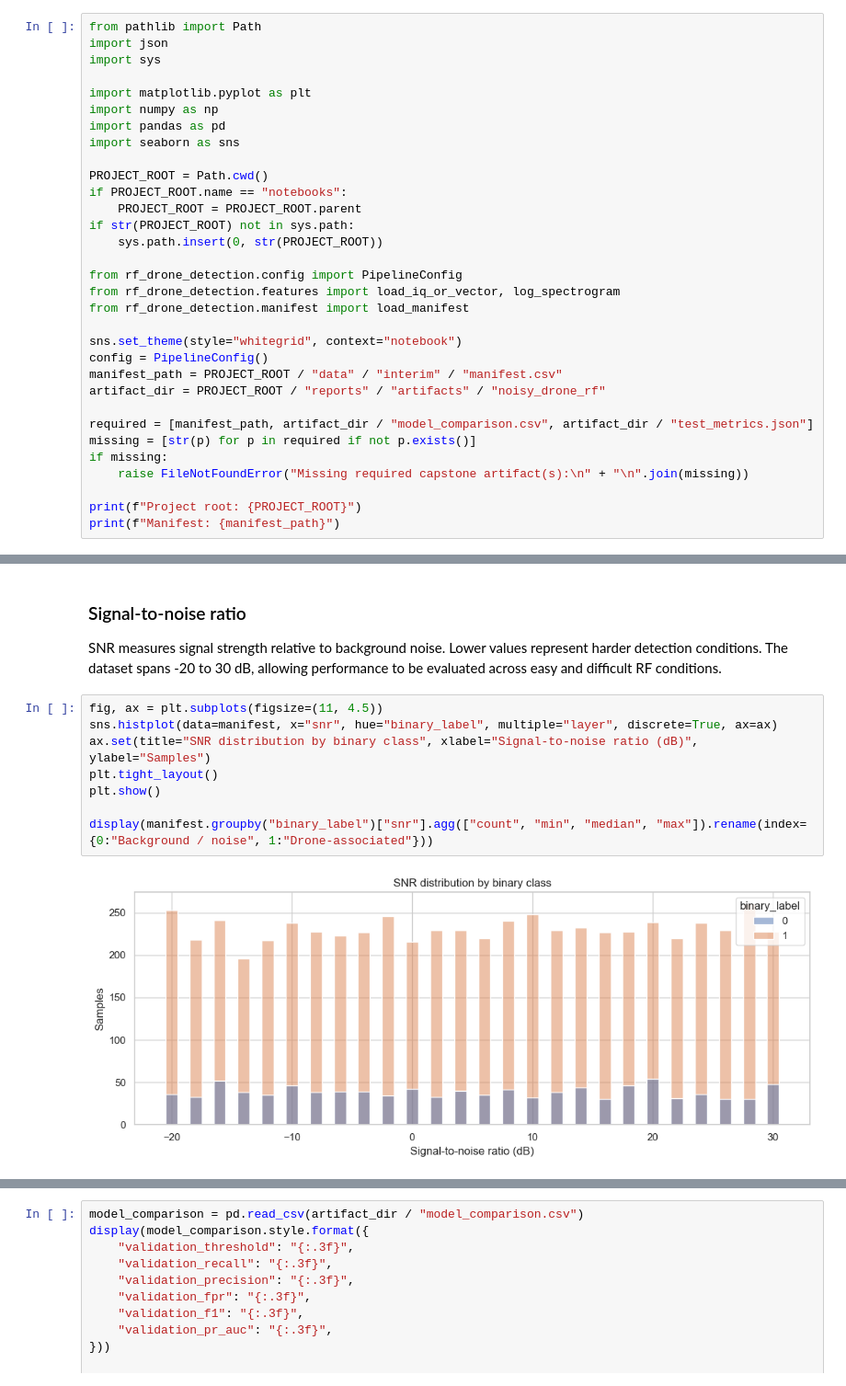
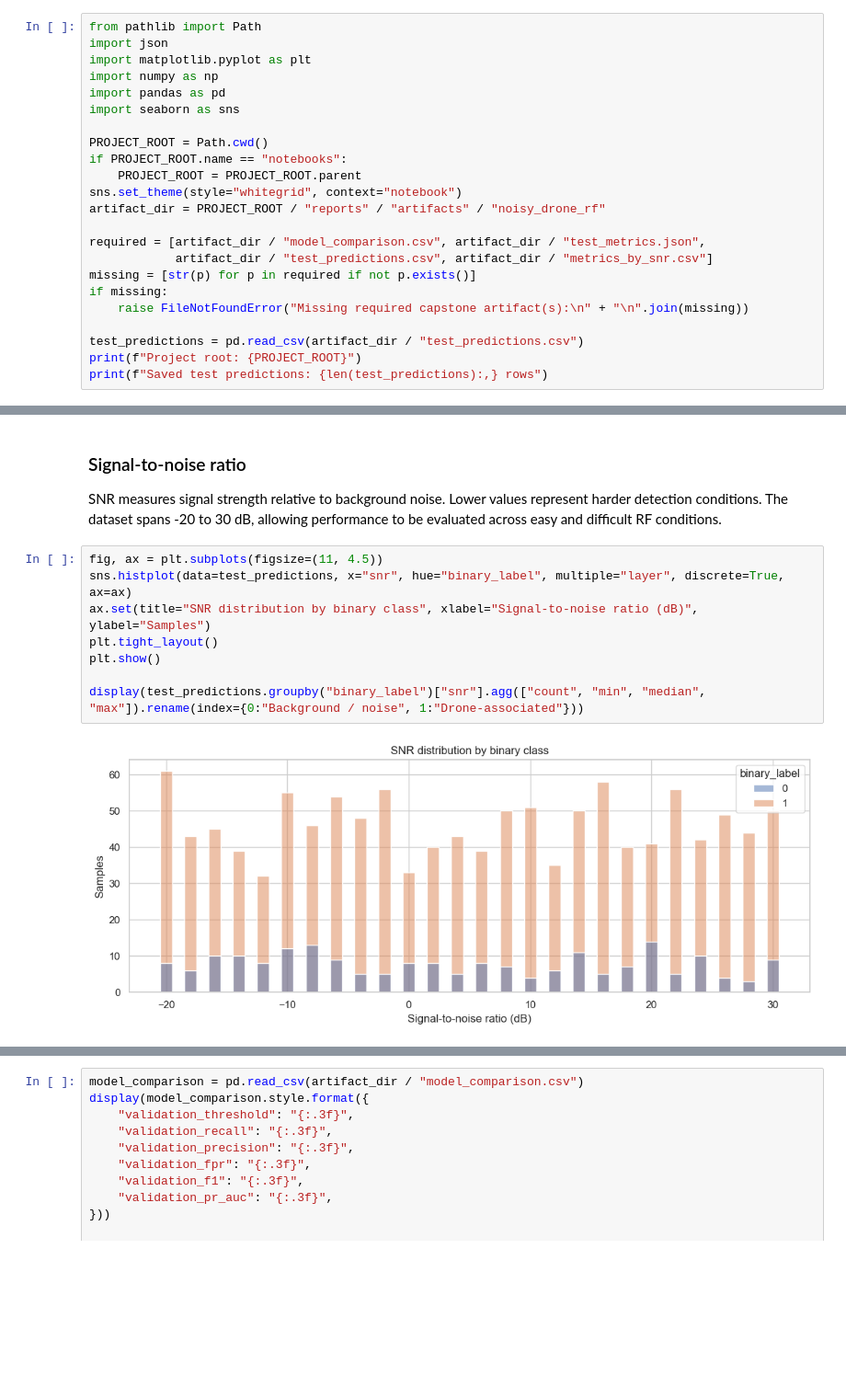
Before and after one commit to ayamundhenk/berkeley_capstone, a Jupyter notebook: notebooks/rf_drone_detection_capstone.executed.ipynb, the cells around one changed output, grey strips where cells are left out. Shown at 92% size. Cells and saved outputs as stored; diff of their text form; blank space fills up the shorter version.

```diff
--- a/notebooks/rf_drone_detection_capstone.executed.ipynb
+++ b/notebooks/rf_drone_detection_capstone.executed.ipynb
@@ -19,8 +28,6 @@ The notebook uses a manifest to keep data lineage explicit and reads saved exper
 # %%
 from pathlib import Path
 import json
-import sys
-
 import matplotlib.pyplot as plt
 import numpy as np
 import pandas as pd
@@ -29,24 +36,17 @@ import seaborn as sns
 PROJECT_ROOT = Path.cwd()
 if PROJECT_ROOT.name == "notebooks":
     PROJECT_ROOT = PROJECT_ROOT.parent
-if str(PROJECT_ROOT) not in sys.path:
-    sys.path.insert(0, str(PROJECT_ROOT))
-
-from rf_drone_detection.config import PipelineConfig
-from rf_drone_detection.features import load_iq_or_vector, log_spectrogram
-from rf_drone_detection.manifest import load_manifest
-
 sns.set_theme(style="whitegrid", context="notebook")
-config = PipelineConfig()
-manifest_path = PROJECT_ROOT / "data" / "interim" / "manifest.csv"
 artifact_dir = PROJECT_ROOT / "reports" / "artifacts" / "noisy_drone_rf"
 
-required = [manifest_path, artifact_dir / "model_comparison.csv", artifact_dir / "test_metrics.json"]
+required = [artifact_dir / "model_comparison.csv", artifact_dir / "test_metrics.json",
+            artifact_dir / "test_predictions.csv", artifact_dir / "metrics_by_snr.csv"]
 missing = [str(p) for p in required if not p.exists()]
 if missing:
     raise FileNotFoundError("Missing required capstone artifact(s):\n" + "\n".join(missing))
 
+test_predictions = pd.read_csv(artifact_dir / "test_predictions.csv")
 print(f"Project root: {PROJECT_ROOT}")
-print(f"Manifest: {manifest_path}")
+print(f"Saved test predictions: {len(test_predictions):,} rows")
 # %% [output]
 Project root: /Users/privateaya_1/Documents/berkeley_capstone
@@ -141,13 +132,13 @@ Recording IDs assigned to more than one split: 0
 SNR measures signal strength relative to background noise. Lower values represent harder detection conditions. The dataset spans -20 to 30 dB, allowing performance to be evaluated across easy and difficult RF conditions.
 # %%
 fig, ax = plt.subplots(figsize=(11, 4.5))
-sns.histplot(data=manifest, x="snr", hue="binary_label", multiple="layer", discrete=True, ax=ax)
+sns.histplot(data=test_predictions, x="snr", hue="binary_label", multiple="layer", discrete=True, ax=ax)
 ax.set(title="SNR distribution by binary class", xlabel="Signal-to-noise ratio (dB)", ylabel="Samples")
 plt.tight_layout()
 plt.show()
 
-display(manifest.groupby("binary_label")["snr"].agg(["count", "min", "median", "max"]).rename(index={0:"Background / noise", 1:"Drone-associated"}))
+display(test_predictions.groupby("binary_label")["snr"].agg(["count", "min", "median", "max"]).rename(index={0:"Background / noise", 1:"Drone-associated"}))
 # %% [output]
-[figure, old version]
+[figure, new version]
 |  | count | min | median | max |
 | binary_label |  |  |  |  |
```
Also changed, not shown: parts of 16 cells of this notebook, 2 other files.
